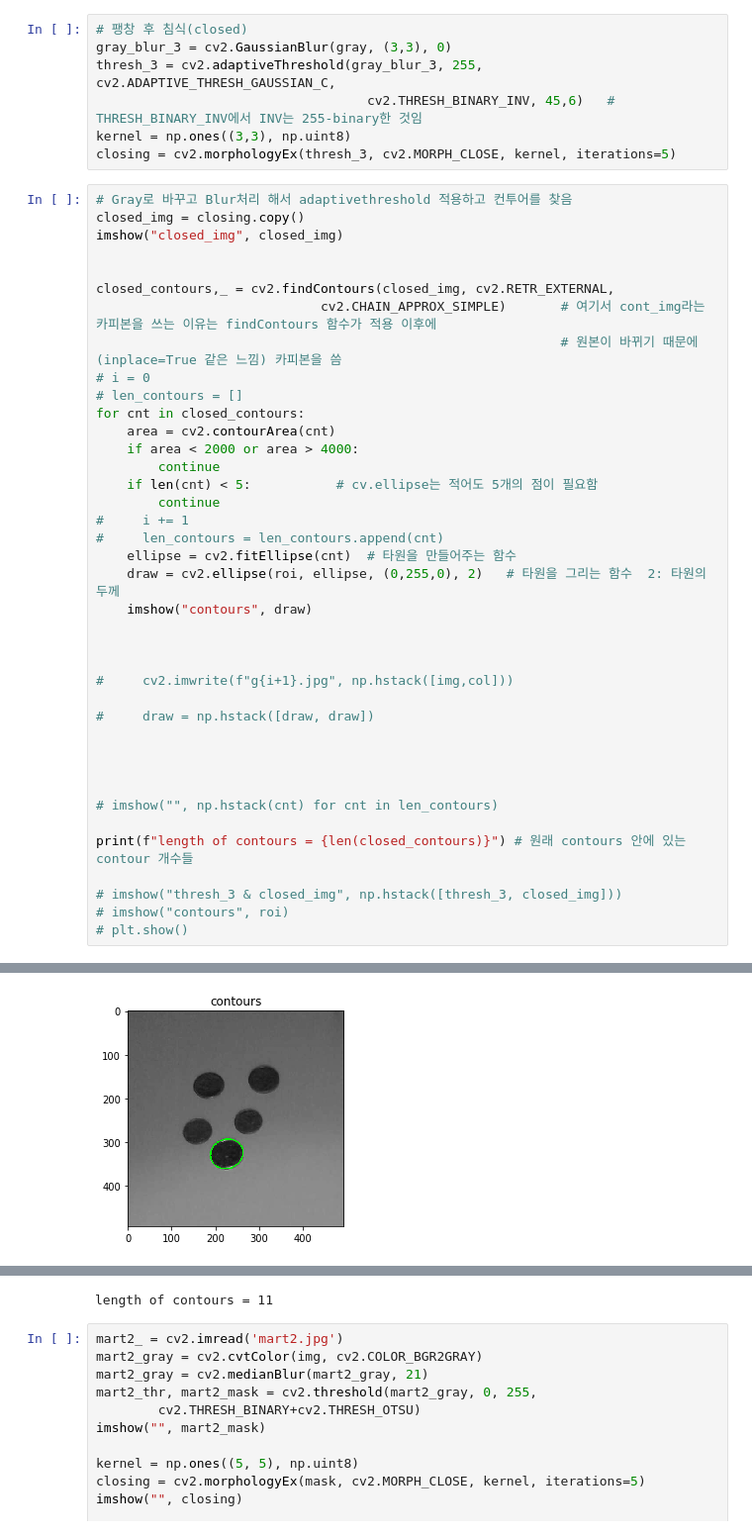
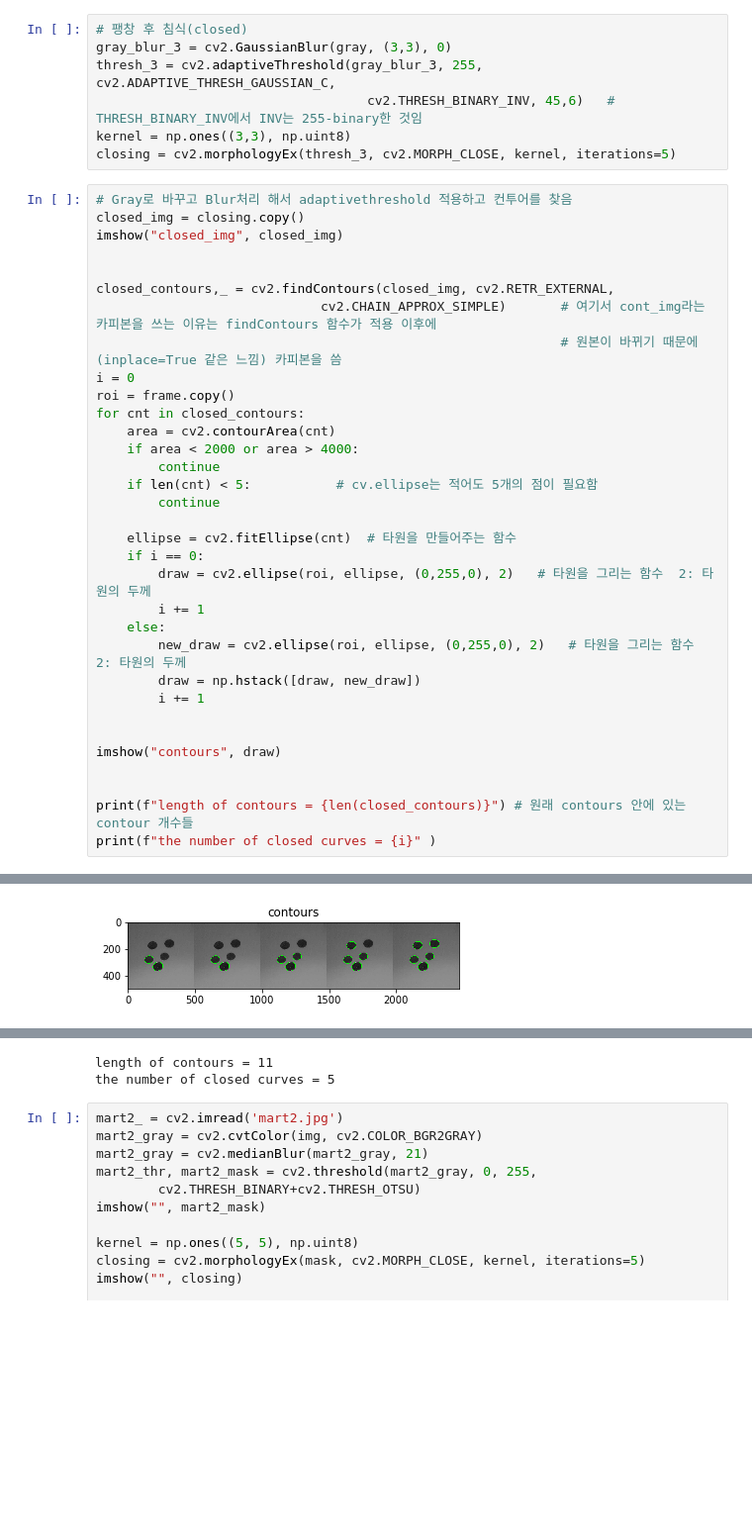
Before and after one commit to jeongnamho/AI, a Jupyter notebook: OpenCV/2020.01.09/2020.01.09 - 1. Binary processing.ipynb, the cells around one changed output, grey strips where cells are left out. Shown at 99% size. Saved outputs shown, nothing was run; the diff lists cells and outputs as text; blank space fills up the shorter version.

```diff
--- a/OpenCV/2020.01.09/2020.01.09 - 1. Binary processing.ipynb
+++ b/OpenCV/2020.01.09/2020.01.09 - 1. Binary processing.ipynb
@@ -672,42 +672,36 @@ closing = cv2.morphologyEx(thresh_3, cv2.MORPH_CLOSE, kernel, iterations=5)
 # %%
 # Gray로 바꾸고 Blur처리 해서 adaptivethreshold 적용하고 컨투어를 찾음
 closed_img = closing.copy()
 imshow("closed_img", closed_img)
 
 
 closed_contours,_ = cv2.findContours(closed_img, cv2.RETR_EXTERNAL,
                              cv2.CHAIN_APPROX_SIMPLE)       # 여기서 cont_img라는 카피본을 쓰는 이유는 findContours 함수가 적용 이후에
                                                             # 원본이 바뀌기 때문에(inplace=True 같은 느낌) 카피본을 씀
-# i = 0
-# len_contours = []
+i = 0
+roi = frame.copy()
 for cnt in closed_contours:
     area = cv2.contourArea(cnt)
     if area < 2000 or area > 4000:
         continue
     if len(cnt) < 5:           # cv.ellipse는 적어도 5개의 점이 필요함
         continue
-#     i += 1
-#     len_contours = len_contours.append(cnt)
+
     ellipse = cv2.fitEllipse(cnt)  # 타원을 만들어주는 함수
-    draw = cv2.ellipse(roi, ellipse, (0,255,0), 2)   # 타원을 그리는 함수  2: 타원의 두께
-    imshow("contours", draw)
+    if i == 0:
+        draw = cv2.ellipse(roi, ellipse, (0,255,0), 2)   # 타원을 그리는 함수  2: 타원의 두께
+        i += 1
+    else:
+        new_draw = cv2.ellipse(roi, ellipse, (0,255,0), 2)   # 타원을 그리는 함수  2: 타원의 두께
+        draw = np.hstack([draw, new_draw])
+        i += 1
 
 
-
-#     cv2.imwrite(f"g{i+1}.jpg", np.hstack([img,col]))
-
-#     draw = np.hstack([draw, draw])
+imshow("contours", draw)
 
 
-
-
-# imshow("", np.hstack(cnt) for cnt in len_contours)
-
 print(f"length of contours = {len(closed_contours)}") # 원래 contours 안에 있는 contour 개수들
-
-# imshow("thresh_3 & closed_img", np.hstack([thresh_3, closed_img]))
-# imshow("contours", roi)
-# plt.show()
+print(f"the number of closed curves = {i}" )
 # %% [output]
 [figure]
-[figure, old version]
+[figure, new version]
@@ -718,4 +708,5 @@ print(f"length of contours = {len(closed_contours)}") # 원래 contours 안에
 length of contours = 11
+the number of closed curves = 5
 # %%
 mart2_ = cv2.imread('mart2.jpg')
 mart2_gray = cv2.cvtColor(img, cv2.COLOR_BGR2GRAY)
```
Also changed, not shown: parts of 5 cells of this notebook.
